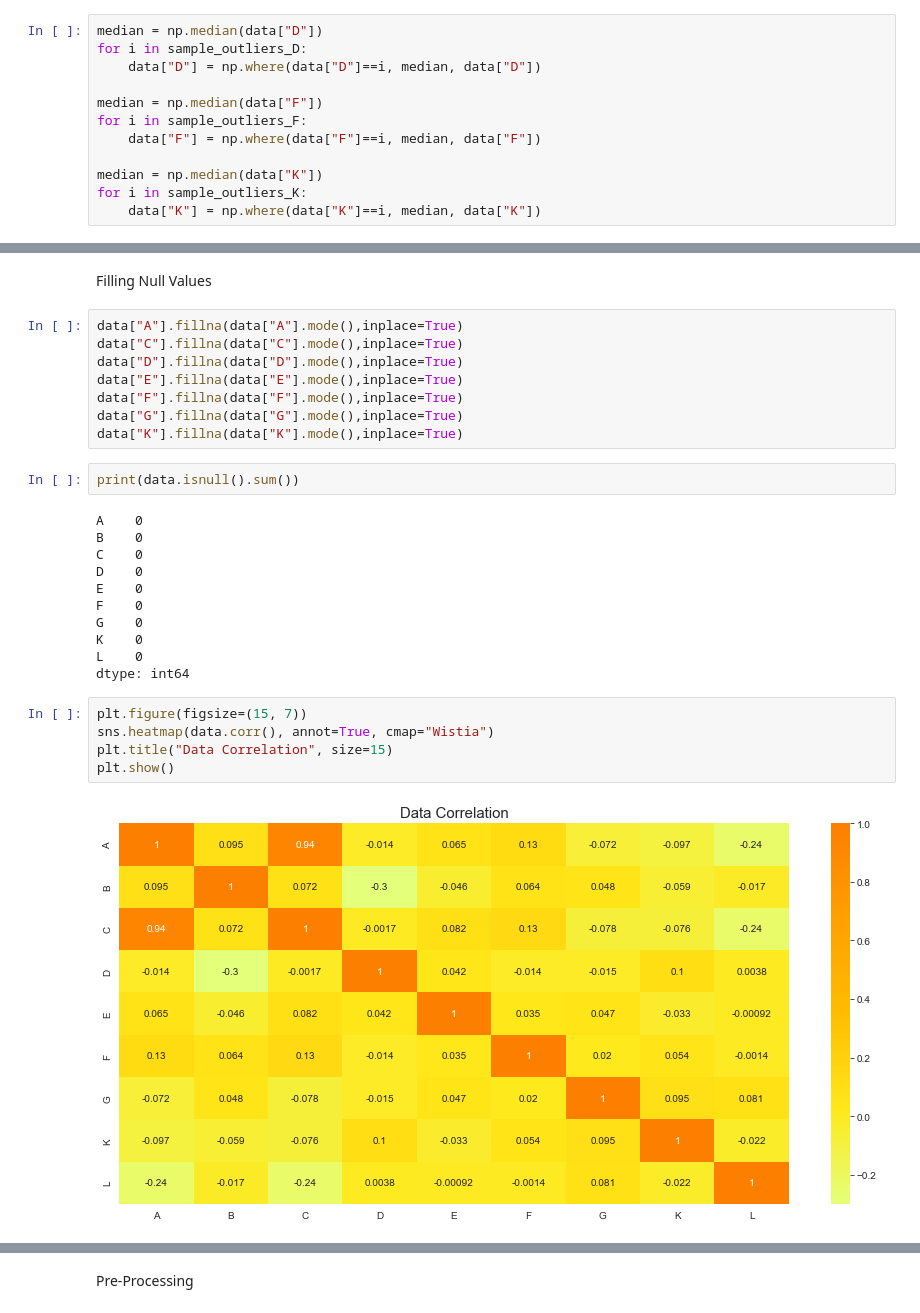
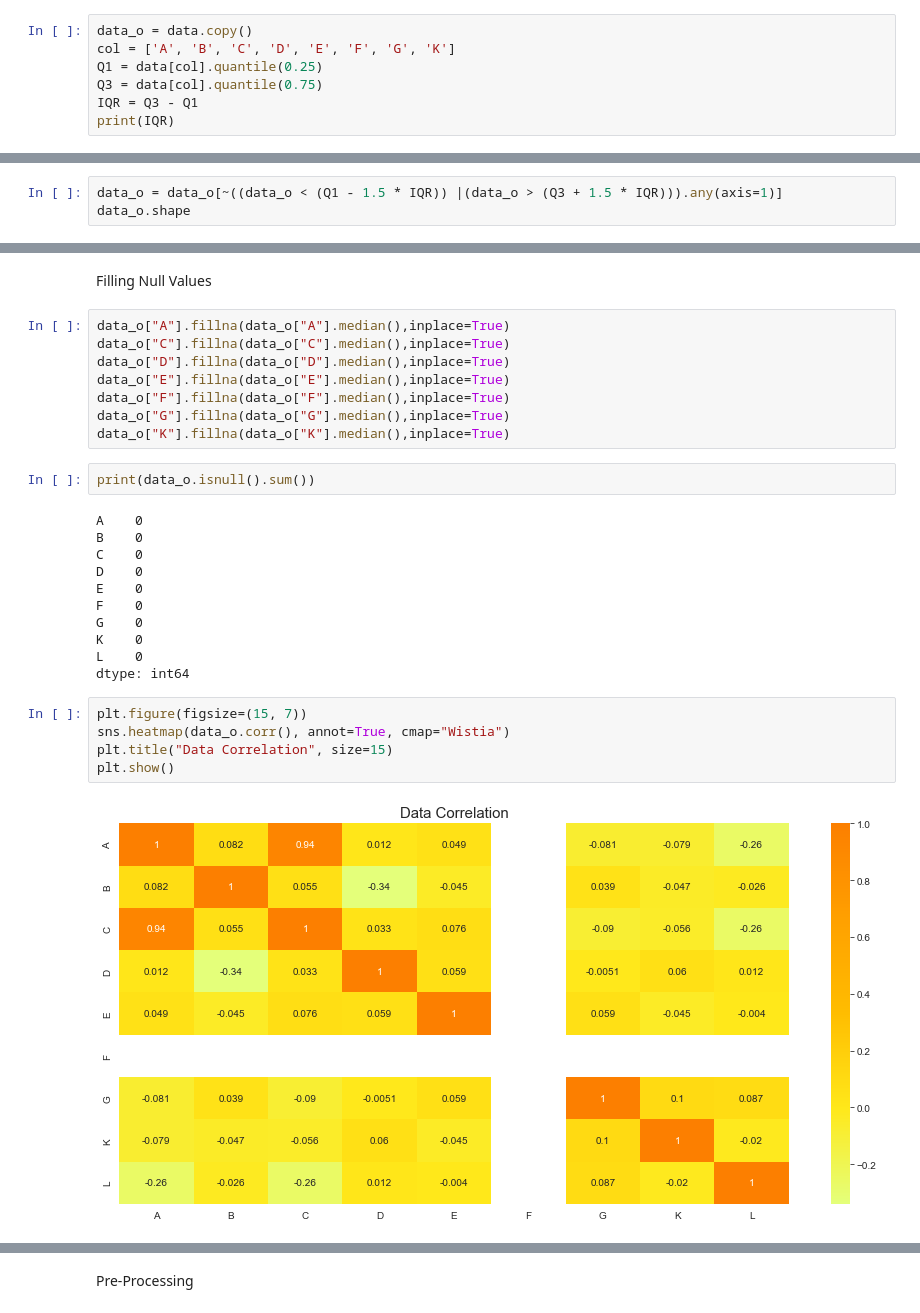
Before and after one commit to Tejasva99/dsProject, a Jupyter notebook: DxFactor_1/Dx.ipynb, the cells around one changed output, grey strips where cells are left out. Drawn from its saved outputs; the diff is of its cells as text.

```diff
--- a/DxFactor_1/Dx.ipynb
+++ b/DxFactor_1/Dx.ipynb
@@ -94,12 +124,7 @@ sample_outliers_K = detect_outliers_zscore(data["K"])
-# %%
-median = np.median(data["D"])
-for i in sample_outliers_D:
-    data["D"] = np.where(data["D"]==i, median, data["D"])
-
-median = np.median(data["F"])
-for i in sample_outliers_F:
-    data["F"] = np.where(data["F"]==i, median, data["F"])
-
-median = np.median(data["K"])
-for i in sample_outliers_K:
-    data["K"] = np.where(data["K"]==i, median, data["K"])
+# %%
+data_o = data.copy()
+col = ['A', 'B', 'C', 'D', 'E', 'F', 'G', 'K']
+Q1 = data[col].quantile(0.25)
+Q3 = data[col].quantile(0.75)
+IQR = Q3 - Q1
+print(IQR)
@@ -105,0 +141,3 @@ for i in sample_outliers_K:
+# %%
+data_o = data_o[~((data_o < (Q1 - 1.5 * IQR)) |(data_o > (Q3 + 1.5 * IQR))).any(axis=1)]
+data_o.shape
@@ -128,15 +177,15 @@ dtype: int64
 # %% [markdown]
 Filling Null Values
 # %%
-data["A"].fillna(data["A"].mode(),inplace=True)
-data["C"].fillna(data["C"].mode(),inplace=True)
-data["D"].fillna(data["D"].mode(),inplace=True)
-data["E"].fillna(data["E"].mode(),inplace=True)
-data["F"].fillna(data["F"].mode(),inplace=True)
-data["G"].fillna(data["G"].mode(),inplace=True)
-data["K"].fillna(data["K"].mode(),inplace=True)
+data_o["A"].fillna(data_o["A"].median(),inplace=True)
+data_o["C"].fillna(data_o["C"].median(),inplace=True)
+data_o["D"].fillna(data_o["D"].median(),inplace=True)
+data_o["E"].fillna(data_o["E"].median(),inplace=True)
+data_o["F"].fillna(data_o["F"].median(),inplace=True)
+data_o["G"].fillna(data_o["G"].median(),inplace=True)
+data_o["K"].fillna(data_o["K"].median(),inplace=True)
 # %%
-print(data.isnull().sum())
+print(data_o.isnull().sum())
 # %% [output]
 A    0
 B    0
@@ -150,8 +199,8 @@ L    0
 dtype: int64
 # %%
 plt.figure(figsize=(15, 7))
-sns.heatmap(data.corr(), annot=True, cmap="Wistia")
+sns.heatmap(data_o.corr(), annot=True, cmap="Wistia")
 plt.title("Data Correlation", size=15)
 plt.show()
 # %% [output]
-[figure, old version]
+[figure, new version]
```
Also changed, not shown: parts of 51 cells of this notebook, 1 other file.
